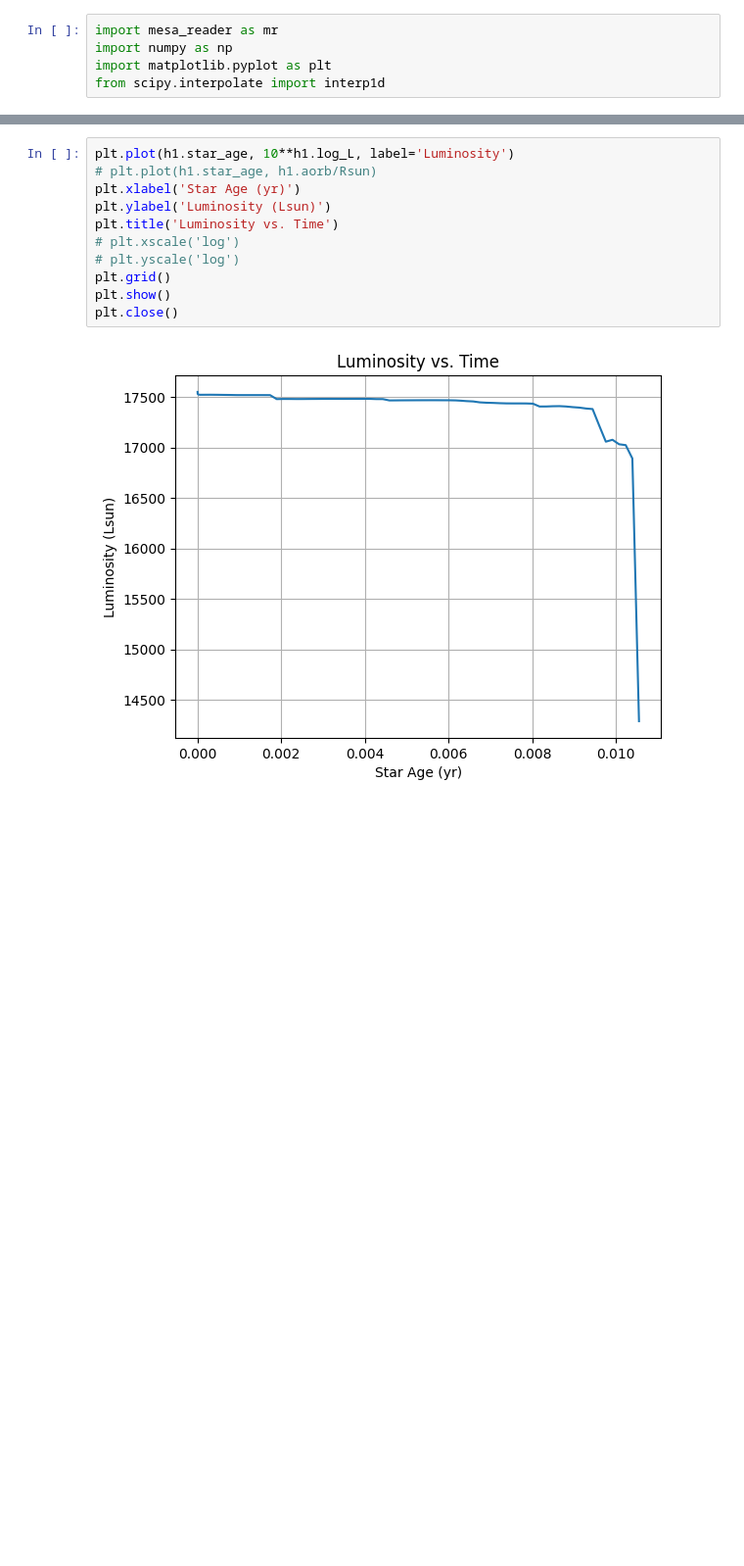
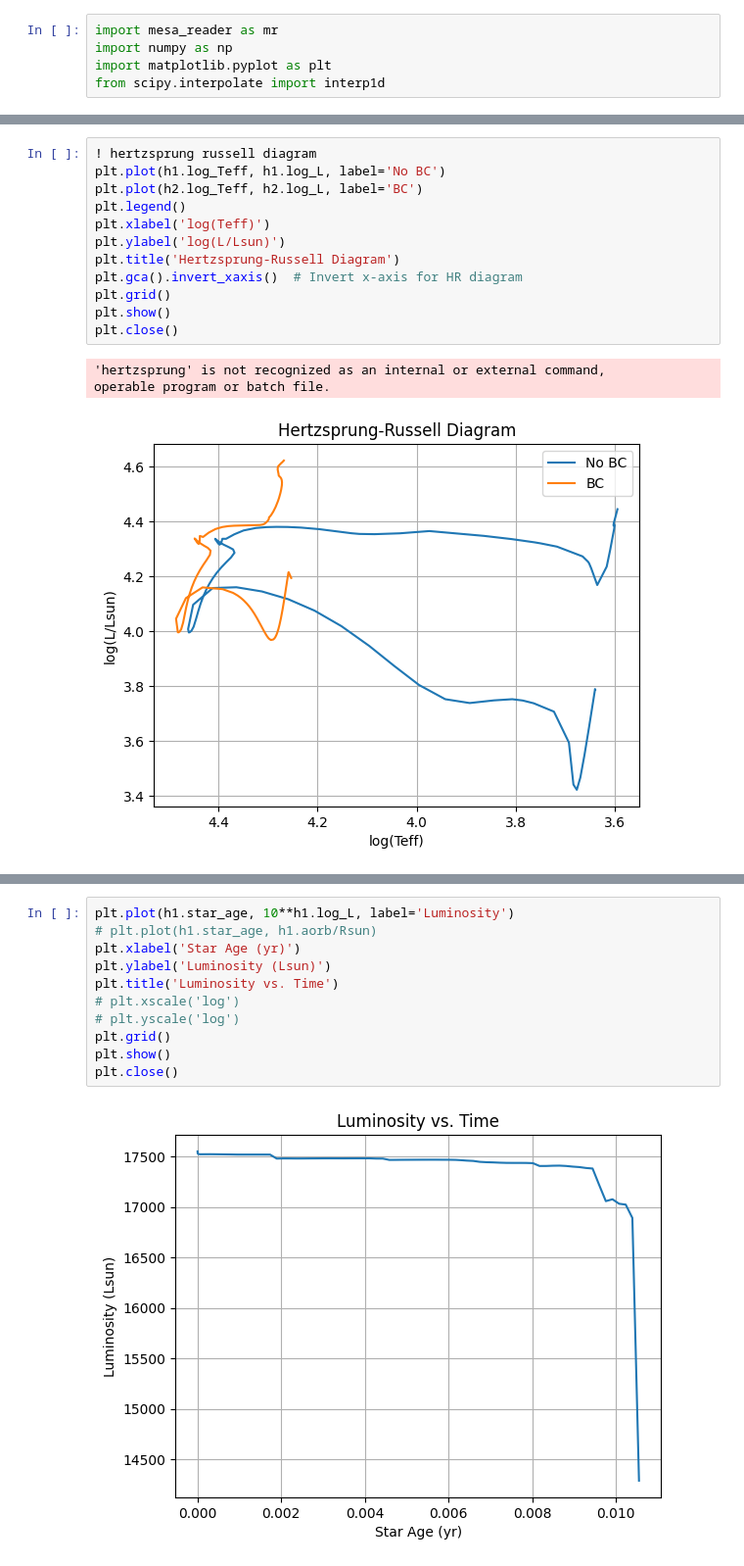
Before and after one commit to abhavishwakarma2/CE_GW, a Jupyter notebook: post_processing.ipynb, the cells around one changed output, grey strips where cells are left out. Shown at 98% size. Cells and saved outputs as stored; diff of their text form; blank space fills up the shorter version.

```diff
--- a/post_processing.ipynb
+++ b/post_processing.ipynb
@@ -23 +23,17 @@ plt.close()
+# %%
+! hertzsprung russell diagram
+plt.plot(h1.log_Teff, h1.log_L, label='No BC')
+plt.plot(h2.log_Teff, h2.log_L, label='BC')
+plt.legend()
+plt.xlabel('log(Teff)')
+plt.ylabel('log(L/Lsun)')
+plt.title('Hertzsprung-Russell Diagram')
+plt.gca().invert_xaxis()  # Invert x-axis for HR diagram
+plt.grid()
+plt.show()
+plt.close()
+# %% [output]
+'hertzsprung' is not recognized as an internal or external command,
+operable program or batch file.
+[figure, added]
 # %%
```
Also changed, not shown: parts of 4 cells of this notebook, 2 other files.
